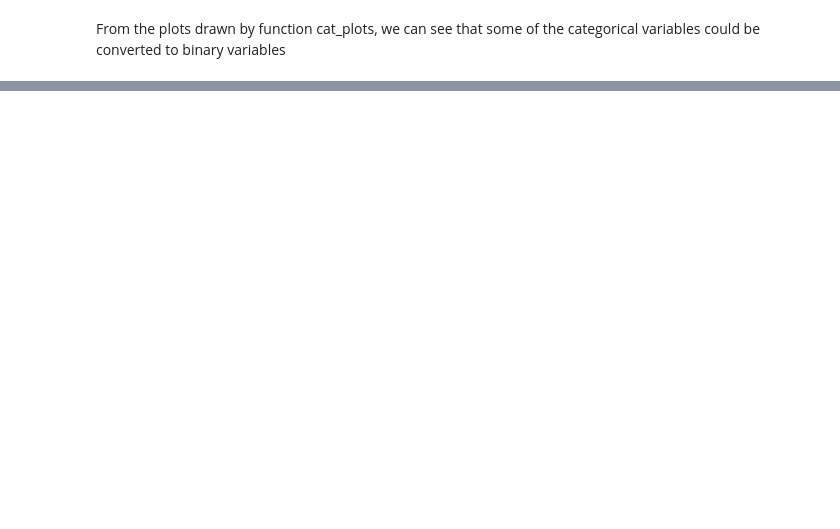
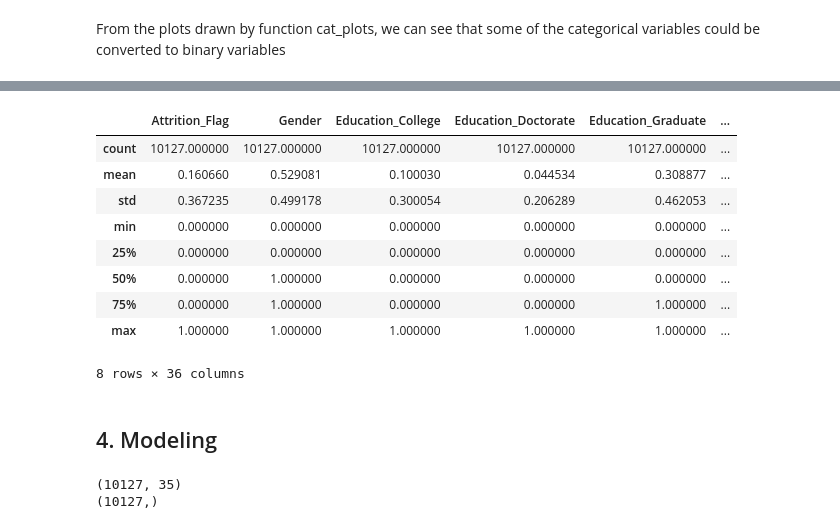
Before and after one commit to 610yilingliu/data-science-for-finance, a Jupyter notebook: credit_card_customers/analyze.ipynb, the cells around one changed output, grey strips where cells are left out. Saved outputs shown, nothing was run; the diff lists cells and outputs as text; code cells hidden in the pictures; blank space fills up the shorter version.

```diff
--- a/credit_card_customers/analyze.ipynb
+++ b/credit_card_customers/analyze.ipynb
@@ -320,6 +320,7 @@ Median of correlations in variable Credit_Limit:0.055278603776214005
 Simply drop Avg_Open_To_Buy according to the mean and medium of its correlation coefficients and the maximum correlation coefficient from the heat map.
 # %%
 df.drop("Avg_Open_To_Buy", inplace = True, axis = 1)
+num_vals.remove("Avg_Open_To_Buy")
 print("The shape of current dataset:")
 print(df.shape)
 # %% [output]
@@ -376,10 +377,18 @@ plot_in_cats(df, categorical_vars, "Attrition_Flag")
 # %% [markdown]
 From the plots drawn by function cat_plots, we can see that some of the categorical variables could be converted to binary variables
 # %%
-bins = []
+bins = dict()
+dummies = dict()
 for cat in categorical_vars:
     s = set(df[cat].values)
     if len(s) == 2:
-        bins.append(cat)
-print(bins)
+        bins[cat] = tuple(s)
+    else:
+        dummies[cat] = tuple(s)
+print("Variables to binary: ")
+for key, val in bins.items():
+    print(key + ' : ' + str(val))
+print("Variable to dummy: ")
+for key, val in dummies.items():
+    print(key + ' : ' + str(val))
 # %% [output]
@@ -389,3 +402,0 @@ The other categorical variables could be converted to dummy variables
-# %%
-dummies = [cat for cat in categorical_vars if cat not in bins]
-print(dummies)
@@ -393,0 +403,9 @@ print(dummies)
+# %%
+analyze_df = pd.DataFrame()
+for bi in bins:
+    analyze_df[bi] = df[bi].map({bins[bi][0] : 0, bins[bi][1]: 1})
+for d in dummies:
+    pref = d.split("_")[0]
+    curdummy = pd.get_dummies(df[d], prefix = pref)
+    analyze_df = pd.concat([analyze_df, curdummy], axis = 1)
+analyze_df = pd.concat([analyze_df, df.loc[:, num_vals]], axis = 1)
@@ -393,0 +446,23 @@ print(dummies)
+# %%
+analyze_df.describe()
+# %% [output]
+|  | Attrition_Flag | Gender | Education_College | Education_Doctorate | Education_Graduate | ... |
+| count | 10127.000000 | 10127.000000 | 10127.000000 | 10127.000000 | 10127.000000 | ... |
+| mean | 0.160660 | 0.529081 | 0.100030 | 0.044534 | 0.308877 | ... |
+| std | 0.367235 | 0.499178 | 0.300054 | 0.206289 | 0.462053 | ... |
+| min | 0.000000 | 0.000000 | 0.000000 | 0.000000 | 0.000000 | ... |
+| 25% | 0.000000 | 0.000000 | 0.000000 | 0.000000 | 0.000000 | ... |
+| 50% | 0.000000 | 1.000000 | 0.000000 | 0.000000 | 0.000000 | ... |
+| 75% | 0.000000 | 1.000000 | 0.000000 | 0.000000 | 1.000000 | ... |
+| max | 1.000000 | 1.000000 | 1.000000 | 1.000000 | 1.000000 | ... |
+8 rows × 36 columns
+# %% [markdown]
+## 4. Modeling
+# %%
+y = analyze_df["Attrition_Flag"]
+x = analyze_df.drop("Attrition_Flag", axis = 1)
+print(x.shape)
+print(y.shape)
+# %% [output]
+(10127, 35)
+(10127,)
```
Also changed, not shown: parts of 17 cells of this notebook, 2 other files.
